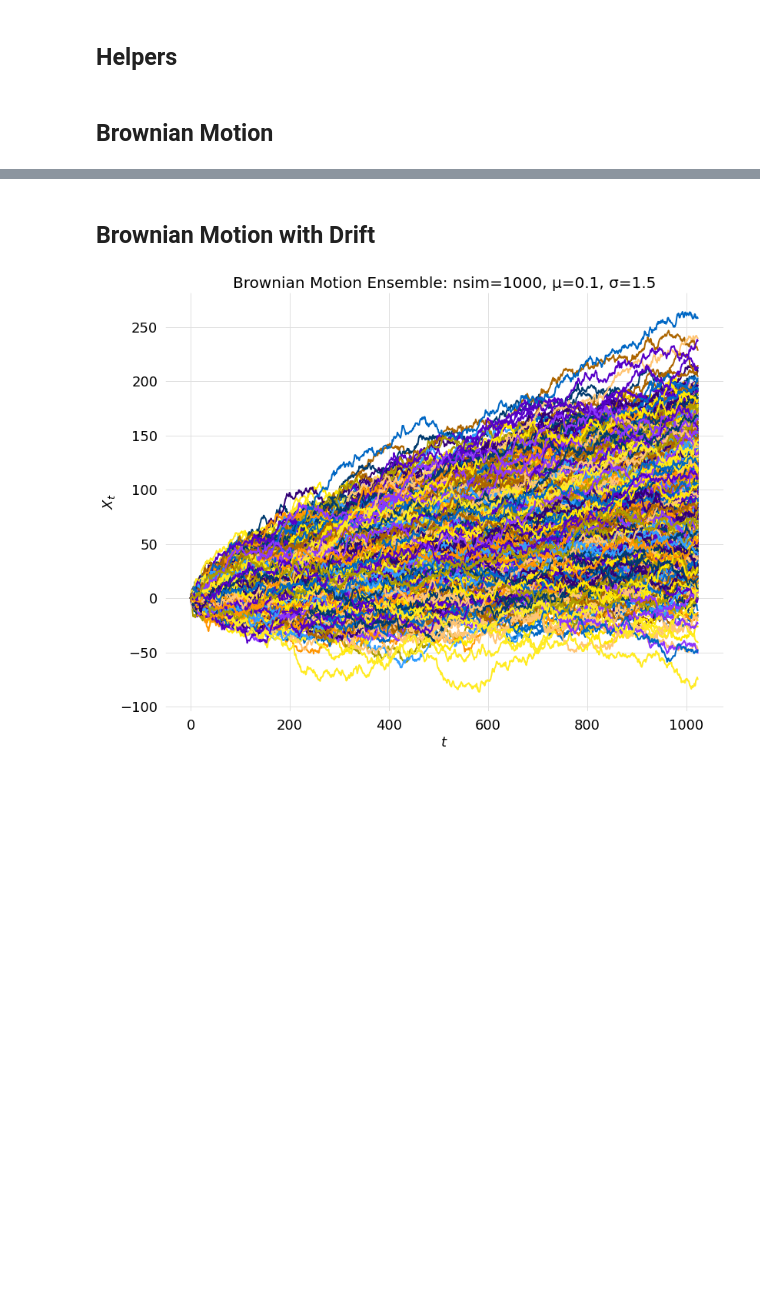
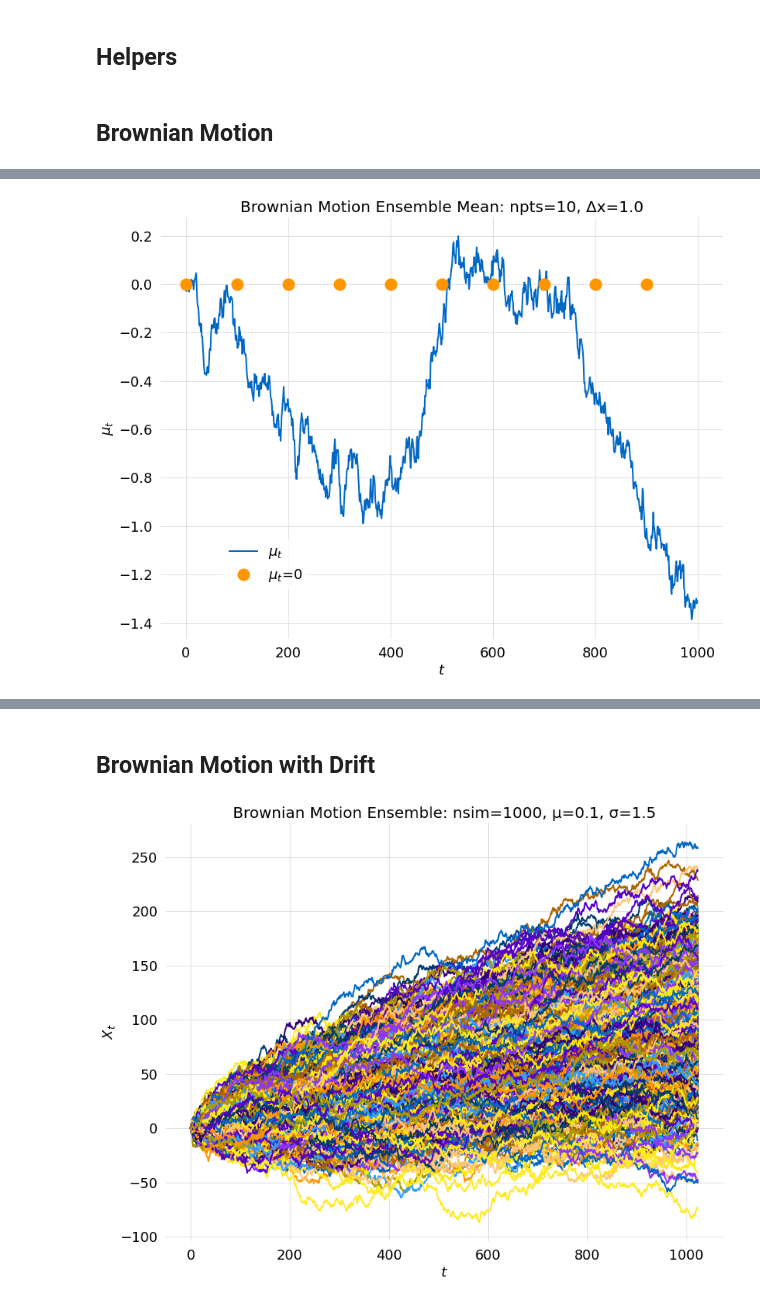
Before and after one commit to glyfish/alef, a Jupyter notebook: notebooks/random_processes/bm_ensembles.ipynb, the cells around one changed output, grey strips where cells are left out. Drawn from its saved outputs; the diff is of its cells as text; code cells hidden in the pictures; blank space fills up the shorter version.

```diff
--- a/notebooks/random_processes/bm_ensembles.ipynb
+++ b/notebooks/random_processes/bm_ensembles.ipynb
@@ -126,5 +124,7 @@ comparison(samples, title=title, plot_type=DataPlotType.TIME_SERIES)
 # %%
-mean = stats.ensemble_mean(samples)
-title = f"Brownian Motion Ensemble Mean: nsim={nsim}, μ=0.0, σ=1.0"
-fcompare(mean, title=title, params=[0.0], lw=1, plot_type=FuncPlotType.BM_MEAN)
+bm_mean = DataFunc.apply_func_type_to_ensemble(bm, DataType.MEAN)
+bm_mean = DataFunc.apply_func_type(bm_mean, DataType.BM_MEAN)
+fpoints(bm_mean, data_type=DataType.MEAN, func_type=DataType.BM_MEAN)
+# %% [output]
+[figure, added]
 # %%
```
Also changed, not shown: parts of 4 cells of this notebook, 6 other files.
